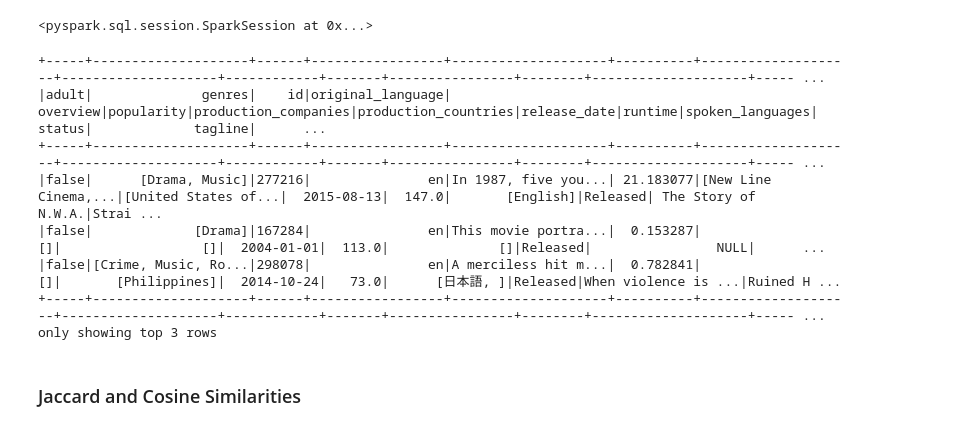
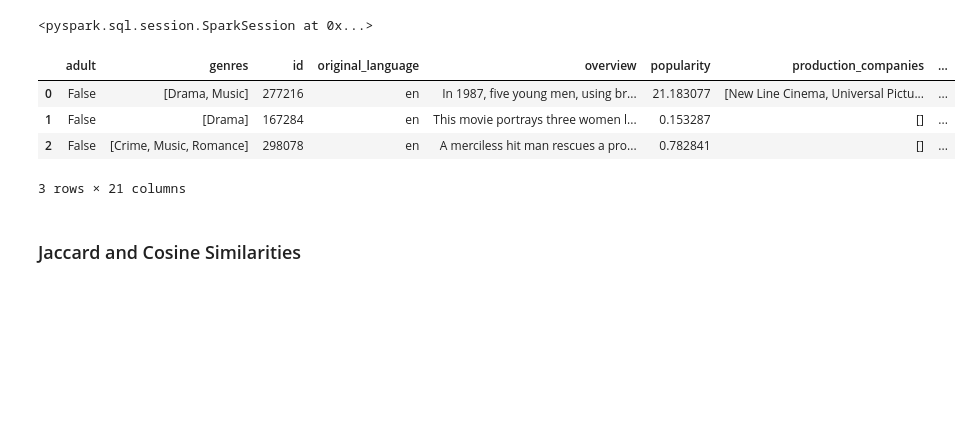
Before and after one commit to DomingoPC/Movie-Recommender-System, a Jupyter notebook: content_based_rs.ipynb, the cells around one changed output. Drawn from its saved outputs; the diff is of its cells as text; code cells hidden in the pictures; blank space fills up the shorter version.

```diff
--- a/content_based_rs.ipynb
+++ b/content_based_rs.ipynb
@@ -338,16 +338,13 @@ spark
 # %%
 # Movies Metadata (Load Dataset)
 df = spark.read.parquet('data/cleaned/movies2/')
-df.show(3)
+display(df.limit(3).toPandas())
 # %% [output]
+|  | adult | genres | id | original_language | overview | popularity | production_companies | ... |
+| 0 | False | [Drama, Music] | 277216 | en | In 1987, five young men, using br... | 21.183077 | [New Line Cinema, Universal Pictu... | ... |
+| 1 | False | [Drama] | 167284 | en | This movie portrays three women l... | 0.153287 | [] | ... |
+| 2 | False | [Crime, Music, Romance] | 298078 | en | A merciless hit man rescues a pro... | 0.782841 | [] | ... |
-+-----+--------------------+------+-----------------+--------------------+----------+--------------------+--------------------+------------+-------+----------------+--------+--------------------+----- ...
-|adult|              genres|    id|original_language|            overview|popularity|production_companies|production_countries|release_date|runtime|spoken_languages|  status|             tagline|      ...
-+-----+--------------------+------+-----------------+--------------------+----------+--------------------+--------------------+------------+-------+----------------+--------+--------------------+----- ...
-|false|      [Drama, Music]|277216|               en|In 1987, five you...| 21.183077|[New Line Cinema,...|[United States of...|  2015-08-13|  147.0|       [English]|Released| The Story of N.W.A.|Strai ...
-|false|             [Drama]|167284|               en|This movie portra...|  0.153287|                  []|                  []|  2004-01-01|  113.0|              []|Released|                NULL|      ...
-|false|[Crime, Music, Ro...|298078|               en|A merciless hit m...|  0.782841|                  []|       [Philippines]|  2014-10-24|   73.0|      [日本語, ]|Released|When violence is ...|Ruined H ...
-+-----+--------------------+------+-----------------+--------------------+----------+--------------------+--------------------+------------+-------+----------------+--------+--------------------+----- ...
-only showing top 3 rows
+3 rows × 21 columns
 # %% [markdown]
 ### Jaccard and Cosine Similarities
 # %% [markdown]
```
Also changed, not shown: parts of 17 cells of this notebook.
